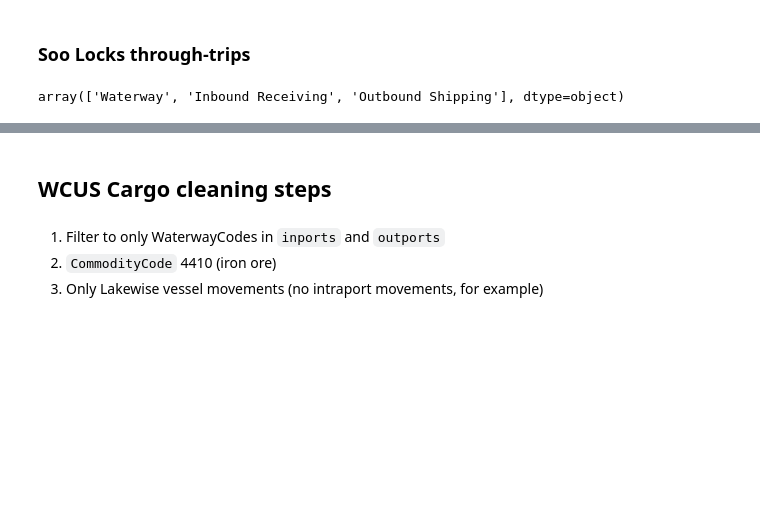
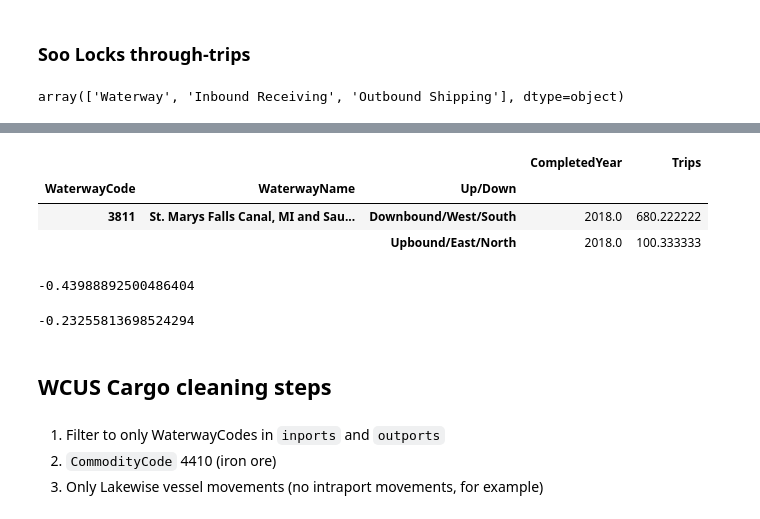
Before and after one commit to hnmns/Interactive-Visualization-Project, a Jupyter notebook: cleaning/wcus_trips_cargo_cleaning.ipynb, the cells around one changed output, grey strips where cells are left out. Drawn from its saved outputs; the diff is of its cells as text; code cells hidden in the pictures; blank space fills up the shorter version.

```diff
--- a/cleaning/wcus_trips_cargo_cleaning.ipynb
+++ b/cleaning/wcus_trips_cargo_cleaning.ipynb
@@ -225,6 +225,24 @@ wcus_soo_counts = wcus_soo.loc[
     :,
     ['WaterwayCode', 'WaterwayName', 'Up/Down', 'CompletedYear', 'Trips']
 ].groupby(['WaterwayCode', 'WaterwayName', 'Up/Down', 'CompletedYear']).sum().reset_index()
+# %%
+wcus_soo_counts.loc[
+    wcus_soo_counts['CompletedYear']!=2023,
+    :
+].groupby(by=['WaterwayCode', 'WaterwayName', 'Up/Down']).mean()
+# %% [output]
+|  |  |  | CompletedYear | Trips |
+| WaterwayCode | WaterwayName | Up/Down |  |  |
+| 3811 | St. Marys Falls Canal, MI and Sau... | Downbound/West/South | 2018.0 | 680.222222 |
+|  |  | Upbound/East/North | 2018.0 | 100.333333 |
+# %%
+(381-680.222222)/680.222222
+# %% [output]
+-0.43988892500486404
+# %%
+(77-100.333333)/100.333333
+# %% [output]
+-0.23255813698524294
 # %%
 wcus_soo_counts.to_csv(f'../data/clean/trip_counts/wcus_soo_{min_draft_ft}ftplus_counts.csv', index=False)
 # %% [markdown]
```
Also changed, not shown: 3 other files.
